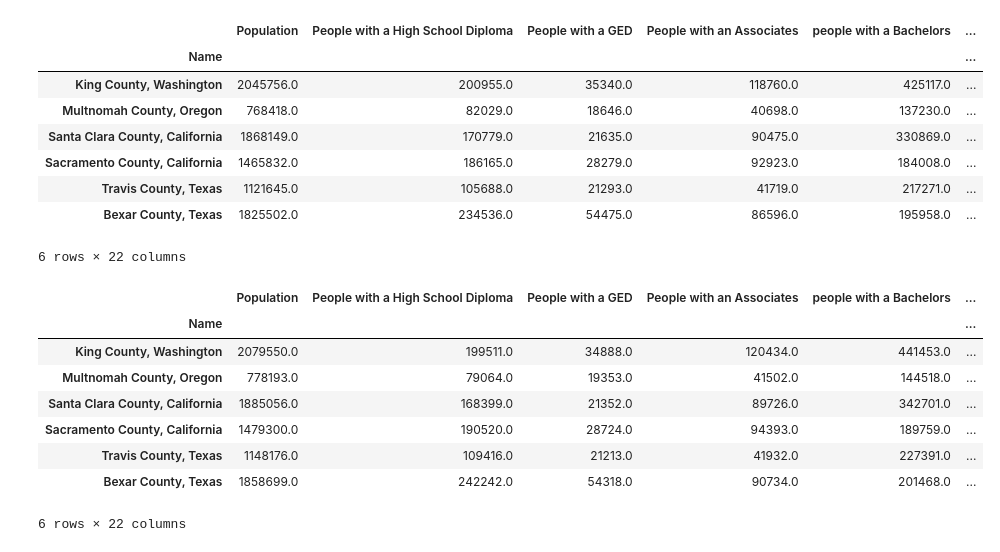
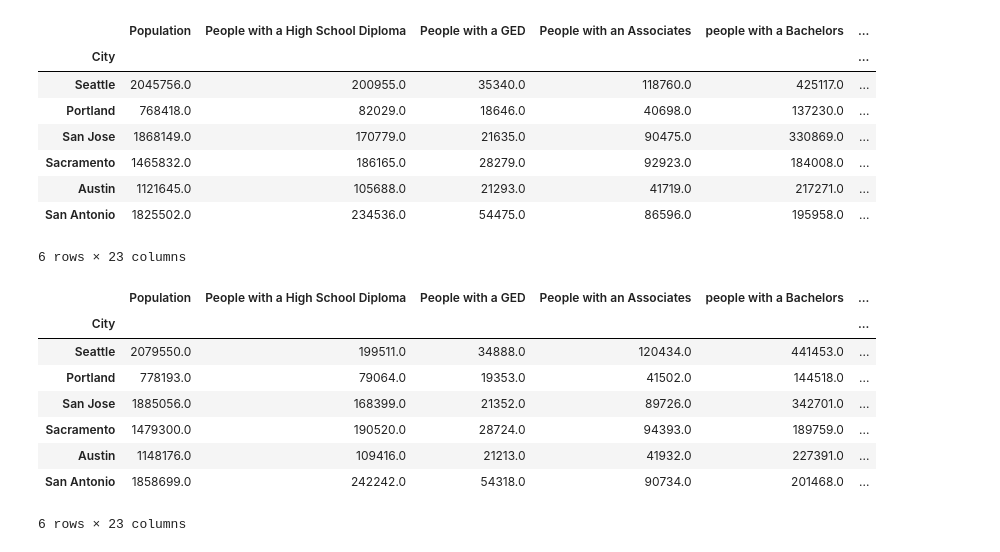
Before and after one commit to mrcjbf/project-one-repo, a Jupyter notebook: census_api.ipynb, the cells around one changed output. Saved outputs shown, nothing was run; the diff lists cells and outputs as text; code cells hidden in the pictures.

```diff
--- a/census_api.ipynb
+++ b/census_api.ipynb
@@ -179,6 +179,12 @@ sacramento_county_df_2013 = county_df_2013.get_group("Sacramento County, Califor
 austin_county_df_2013 = county_df_2013.get_group("Travis County, Texas")
 san_antonio_county_df_2013 = county_df_2013.get_group("Bexar County, Texas")
 
+seattle_county_df_2013["City"] = "Seattle"
+portland_county_df_2013["City"] = "Portland"
+san_jose_county_df_2013["City"] = "San Jose"
+sacramento_county_df_2013["City"] = "Sacramento"
+austin_county_df_2013["City"] = "Austin"
+san_antonio_county_df_2013["City"] = "San Antonio"
 #Breakdown Data for each county in 2014
 county_df_2014 = census_pd_2014.groupby(["Name"])
 seattle_county_df_2014 = county_df_2014.get_group("King County, Washington")
@@ -188,6 +194,12 @@ sacramento_county_df_2014 = county_df_2014.get_group("Sacramento County, Califor
 austin_county_df_2014 = county_df_2014.get_group("Travis County, Texas")
 san_antonio_county_df_2014 = county_df_2014.get_group("Bexar County, Texas")
 
+seattle_county_df_2014["City"] = "Seattle"
+portland_county_df_2014["City"] = "Portland"
+san_jose_county_df_2014["City"] = "San Jose"
+sacramento_county_df_2014["City"] = "Sacramento"
+austin_county_df_2014["City"] = "Austin"
+san_antonio_county_df_2014["City"] = "San Antonio"
 #Breakdown Data for each county in 2015
 county_df_2015 = census_pd_2015.groupby(["Name"])
 seattle_county_df_2015 = county_df_2015.get_group("King County, Washington")
@@ -197,6 +209,12 @@ sacramento_county_df_2015 = county_df_2015.get_group("Sacramento County, Califor
 austin_county_df_2015 = county_df_2015.get_group("Travis County, Texas")
 san_antonio_county_df_2015 = county_df_2015.get_group("Bexar County, Texas")
 
+seattle_county_df_2015["City"] = "Seattle"
+portland_county_df_2015["City"] = "Portland"
+san_jose_county_df_2015["City"] = "San Jose"
+sacramento_county_df_2015["City"] = "Sacramento"
+austin_county_df_2015["City"] = "Austin"
+san_antonio_county_df_2015["City"] = "San Antonio"
 #Breakdown Data for each county in 2016
 county_df_2016 = census_pd_2016.groupby(["Name"])
 seattle_county_df_2016 = county_df_2016.get_group("King County, Washington")
@@ -206,6 +224,12 @@ sacramento_county_df_2016 = county_df_2016.get_group("Sacramento County, Califor
 austin_county_df_2016 = county_df_2016.get_group("Travis County, Texas")
 san_antonio_county_df_2016 = county_df_2016.get_group("Bexar County, Texas")
 
+seattle_county_df_2016["City"] = "Seattle"
+portland_county_df_2016["City"] = "Portland"
+san_jose_county_df_2016["City"] = "San Jose"
+sacramento_county_df_2016["City"] = "Sacramento"
+austin_county_df_2016["City"] = "Austin"
+san_antonio_county_df_2016["City"] = "San Antonio"
 #Breakdown Data for each county in 2017
 county_df_2017 = census_pd_2017.groupby(["Name"])
 seattle_county_df_2017 = county_df_2017.get_group("King County, Washington")
@@ -214,3 +238,10 @@ san_jose_county_df_2017 = county_df_2017.get_group("Santa Clara County, Californ
 sacramento_county_df_2017 = county_df_2017.get_group("Sacramento County, California")
 austin_county_df_2017 = county_df_2017.get_group("Travis County, Texas")
 san_antonio_county_df_2017 = county_df_2017.get_group("Bexar County, Texas")
+
+seattle_county_df_2017["City"] = "Seattle"
+portland_county_df_2017["City"] = "Portland"
+san_jose_county_df_2017["City"] = "San Jose"
+sacramento_county_df_2017["City"] = "Sacramento"
+austin_county_df_2017["City"] = "Austin"
+san_antonio_county_df_2017["City"] = "San Antonio"
@@ -253,39 +302,39 @@ county_frames_df_2014
 # %%
 #Merge county data frames for 2015
 county_frames_15 = [seattle_county_df_2015, portland_county_df_2015, san_jose_county_df_2015, sacramento_county_df_2015,
                 austin_county_df_2015, san_antonio_county_df_2015]
 county_frames_df_2015 = pd.concat(county_frames_15)
 county_frames_df_2015.to_csv("Output/county_data_2015.csv", encoding="utf-8", index=True)
-county_frames_df_2015 = county_frames_df_2015.set_index("Name")
+county_frames_df_2015 = county_frames_df_2015.set_index("City")
 county_frames_df_2015
 # %% [output]
 |  | Population | People with a High School Diploma | People with a GED | People with an Associates | people with a Bachelors | ... |
-| Name |  |  |  |  |  | ... |
-| King County, Washington | 2045756.0 | 200955.0 | 35340.0 | 118760.0 | 425117.0 | ... |
-| Multnomah County, Oregon | 768418.0 | 82029.0 | 18646.0 | 40698.0 | 137230.0 | ... |
-| Santa Clara County, California | 1868149.0 | 170779.0 | 21635.0 | 90475.0 | 330869.0 | ... |
-| Sacramento County, California | 1465832.0 | 186165.0 | 28279.0 | 92923.0 | 184008.0 | ... |
-| Travis County, Texas | 1121645.0 | 105688.0 | 21293.0 | 41719.0 | 217271.0 | ... |
-| Bexar County, Texas | 1825502.0 | 234536.0 | 54475.0 | 86596.0 | 195958.0 | ... |
+| City |  |  |  |  |  | ... |
+| Seattle | 2045756.0 | 200955.0 | 35340.0 | 118760.0 | 425117.0 | ... |
+| Portland | 768418.0 | 82029.0 | 18646.0 | 40698.0 | 137230.0 | ... |
+| San Jose | 1868149.0 | 170779.0 | 21635.0 | 90475.0 | 330869.0 | ... |
+| Sacramento | 1465832.0 | 186165.0 | 28279.0 | 92923.0 | 184008.0 | ... |
+| Austin | 1121645.0 | 105688.0 | 21293.0 | 41719.0 | 217271.0 | ... |
+| San Antonio | 1825502.0 | 234536.0 | 54475.0 | 86596.0 | 195958.0 | ... |
-6 rows × 22 columns
+6 rows × 23 columns
 # %%
 #Merge county data frames for 2016
 county_frames_16 = [seattle_county_df_2016, portland_county_df_2016, san_jose_county_df_2016, sacramento_county_df_2016,
                 austin_county_df_2016, san_antonio_county_df_2016]
 county_frames_df_2016 = pd.concat(county_frames_16)
 county_frames_df_2016.to_csv("Output/county_data_2016.csv", encoding="utf-8", index=True)
-county_frames_df_2016 = county_frames_df_2016.set_index("Name")
+county_frames_df_2016 = county_frames_df_2016.set_index("City")
 county_frames_df_2016
 # %% [output]
 |  | Population | People with a High School Diploma | People with a GED | People with an Associates | people with a Bachelors | ... |
-| Name |  |  |  |  |  | ... |
-| King County, Washington | 2079550.0 | 199511.0 | 34888.0 | 120434.0 | 441453.0 | ... |
-| Multnomah County, Oregon | 778193.0 | 79064.0 | 19353.0 | 41502.0 | 144518.0 | ... |
-| Santa Clara County, California | 1885056.0 | 168399.0 | 21352.0 | 89726.0 | 342701.0 | ... |
-| Sacramento County, California | 1479300.0 | 190520.0 | 28724.0 | 94393.0 | 189759.0 | ... |
-| Travis County, Texas | 1148176.0 | 109416.0 | 21213.0 | 41932.0 | 227391.0 | ... |
-| Bexar County, Texas | 1858699.0 | 242242.0 | 54318.0 | 90734.0 | 201468.0 | ... |
+| City |  |  |  |  |  | ... |
+| Seattle | 2079550.0 | 199511.0 | 34888.0 | 120434.0 | 441453.0 | ... |
+| Portland | 778193.0 | 79064.0 | 19353.0 | 41502.0 | 144518.0 | ... |
+| San Jose | 1885056.0 | 168399.0 | 21352.0 | 89726.0 | 342701.0 | ... |
+| Sacramento | 1479300.0 | 190520.0 | 28724.0 | 94393.0 | 189759.0 | ... |
+| Austin | 1148176.0 | 109416.0 | 21213.0 | 41932.0 | 227391.0 | ... |
+| San Antonio | 1858699.0 | 242242.0 | 54318.0 | 90734.0 | 201468.0 | ... |
-6 rows × 22 columns
+6 rows × 23 columns
 # %%
 #Merge county data frames for 2017
 county_frames_17 = [seattle_county_df_2017, portland_county_df_2017, san_jose_county_df_2017, sacramento_county_df_2017,
```
Also changed, not shown: parts of 4 cells of this notebook, 5 other files.
